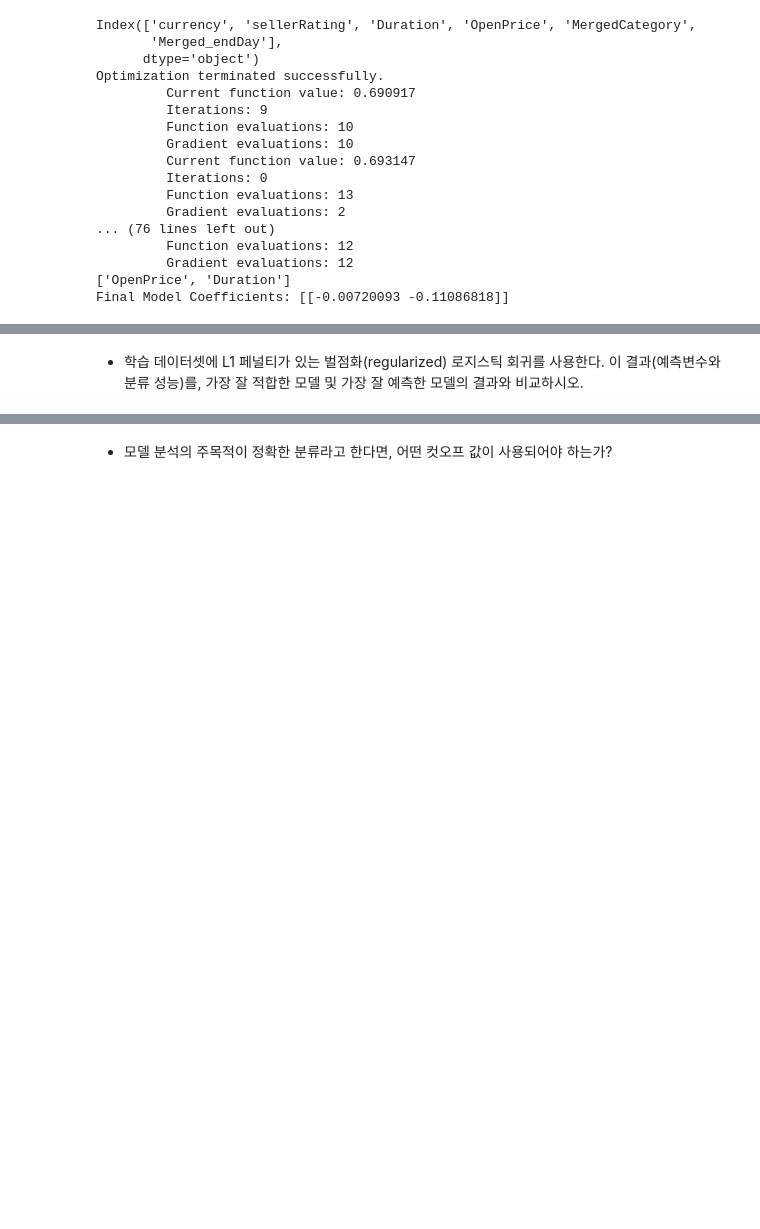
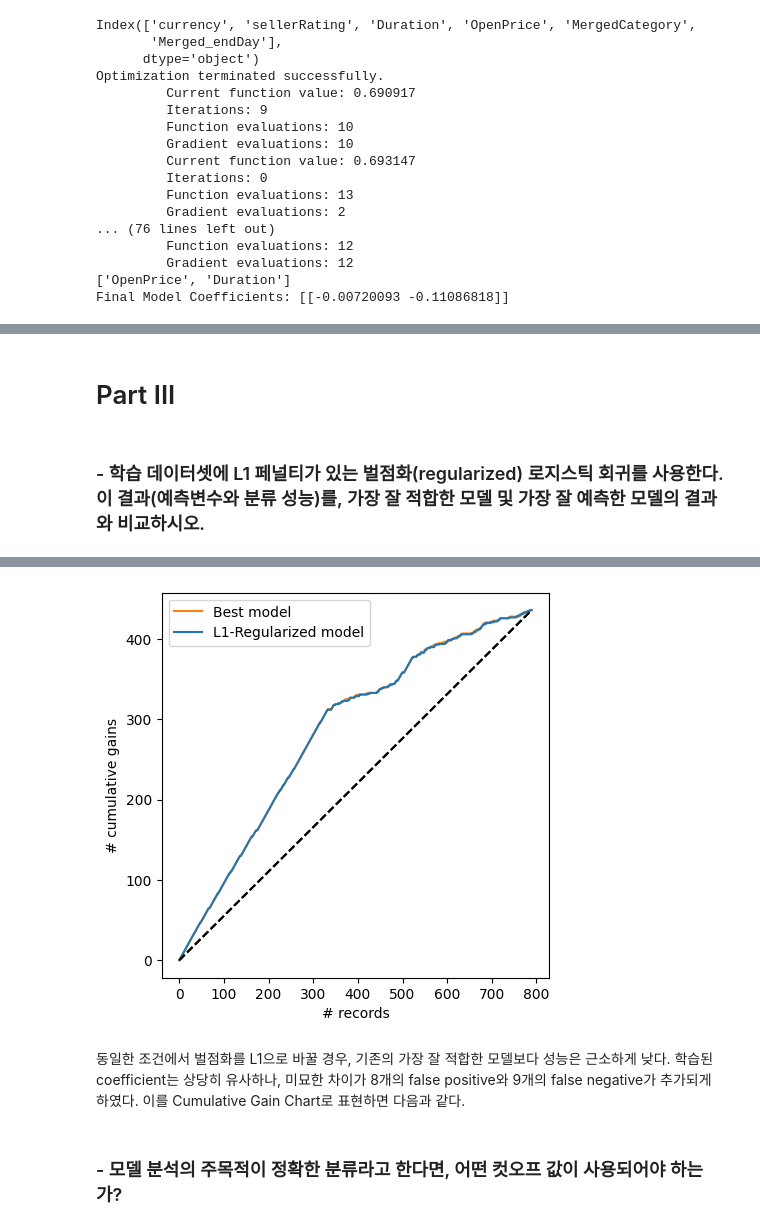
Before and after one commit to sunukkim98/DataAnalysis, a Jupyter notebook: final_project/src/code.ipynb, the cells around one changed output, grey strips where cells are left out. Cells and saved outputs as stored; diff of their text form; code cells hidden in the pictures; blank space fills up the shorter version.

Commit message:
add dummy variables / solve Q.f~k

```diff
--- a/final_project/src/code.ipynb
+++ b/final_project/src/code.ipynb
@@ -699,2 +796,72 @@ Final Model Coefficients: [[-0.00720093 -0.11086818]]
+# %% [markdown]
+# Part III
 # %% [markdown]
-- 학습 데이터셋에 L1 페널티가 있는 벌점화(regularized) 로지스틱 회귀를 사용한다. 이 결과(예측변수와 분류 성능)를, 가장 잘 적합한 모델 및 가장 잘 예측한 모델의 결과와 비교하시오.
+### - 학습 데이터셋에 L1 페널티가 있는 벌점화(regularized) 로지스틱 회귀를 사용한다. 이 결과(예측변수와 분류 성능)를, 가장 잘 적합한 모델 및 가장 잘 예측한 모델의 결과와 비교하시오.
+# %%
+from sklearn.model_selection import train_test_split
+from sklearn.linear_model import LogisticRegression, LogisticRegressionCV
+from dmba.metric import AIC_score
+from dmba import classificationSummary, gainsChart
+
+predictors = ['MergedCategory', 'currency', 'Duration', 'Merged_endDay', 'ClosePrice', 'OpenPrice', 'sellerRating']
+outcome = 'Competitive?'
+
+X = pd.get_dummies(eBayAuctions_df[predictors])[best_variables]
+y = eBayAuctions_df[outcome]
+
+# partition data
+train_X, valid_X, train_y, valid_y = train_test_split(X, y, test_size=0.4, random_state=1)
+
+print('-'*20, 'Best model', '-'*25)
+# logit_best = LogisticRegression(penalty="l2", C=1e42, solver='liblinear')
+# logit_best.fit(train_X, train_y)
+logit_best = best_model
+
+logit_best_proba = logit_best.predict_proba(valid_X)
+best_result = pd.DataFrame({'actual': valid_y,
+                            'p(0)': [p[0] for p in logit_best_proba],
+                            'p(1)': [p[1] for p in logit_best_proba],
+                            'predicted': logit_best.predict(valid_X),
+                          })
+best_result = best_result.sort_values(by=['p(1)'], ascending=False)
+
+
+pd.set_option('display.width', 95)
+pd.set_option('display.precision',3)
+pd.set_option('display.max_columns', 50)
+print('intercept ', logit_best.intercept_[0])
+
+print(pd.DataFrame({'coeff': logit_best.coef_[0]}, index=X.columns).transpose())
+print()
+print('AIC', AIC_score(valid_y, logit_best.predict(valid_X), df=len(train_X.columns) + 1))
+classificationSummary(best_result['actual'], best_result['predicted'])
+
+
+print('-'*20, 'L1-Regularized model', '-'*25)
+logit_l1 = LogisticRegression(penalty="l1", C=1e42, solver='liblinear')
+logit_l1.fit(train_X, train_y)
+
+logit_l1_proba = logit_l1.predict_proba(valid_X)
+l1_result = pd.DataFrame({'actual': valid_y,
+                            'p(0)': [p[0] for p in logit_l1_proba],
+                            'p(1)': [p[1] for p in logit_l1_proba],
+                            'predicted': logit_l1.predict(valid_X),
+                          })
+l1_result = l1_result.sort_values(by=['p(1)'], ascending=False)
+
+
+print(pd.DataFrame({'coeff': logit_l1.coef_[0]}, index=X.columns).transpose())
+print()
+print('AIC', AIC_score(valid_y, logit_l1.predict(valid_X), df=len(train_X.columns) + 1))
+pd.reset_option('display.width')
+pd.reset_option('display.precision')
+pd.reset_option('display.max_columns')
+
+classificationSummary(l1_result['actual'], l1_result['predicted'])
+
+ax = gainsChart(best_result.actual, label='Best model', color='C1', figsize=[5, 5])
+ax = gainsChart(l1_result.actual, label='L1-Regularized model', color='C0', ax=ax)
+ax.legend()
+
+plt.show()
+# %% [output]
@@ -701,2 +885,5 @@ Final Model Coefficients: [[-0.00720093 -0.11086818]]
+[figure, added]
+# %% [markdown]
+동일한 조건에서 벌점화를 L1으로 바꿀 경우, 기존의 가장 잘 적합한 모델보다 성능은 근소하게 낮다. 학습된 coefficient는 상당히 유사하나, 미묘한 차이가 8개의 false positive와 9개의 false negative가 추가되게 하였다. 이를 Cumulative Gain Chart로 표현하면 다음과 같다.
 # %% [markdown]
-- 모델 분석의 주목적이 정확한 분류라고 한다면, 어떤 컷오프 값이 사용되어야 하는가?
+### - 모델 분석의 주목적이 정확한 분류라고 한다면, 어떤 컷오프 값이 사용되어야 하는가?
```
Also changed, not shown: parts of 23 cells of this notebook.
